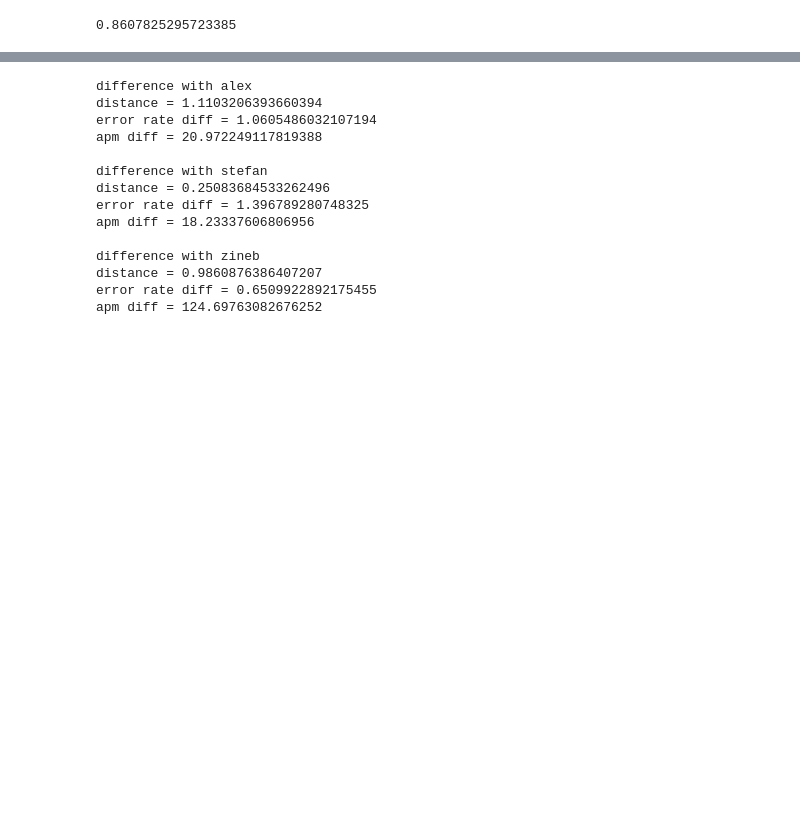
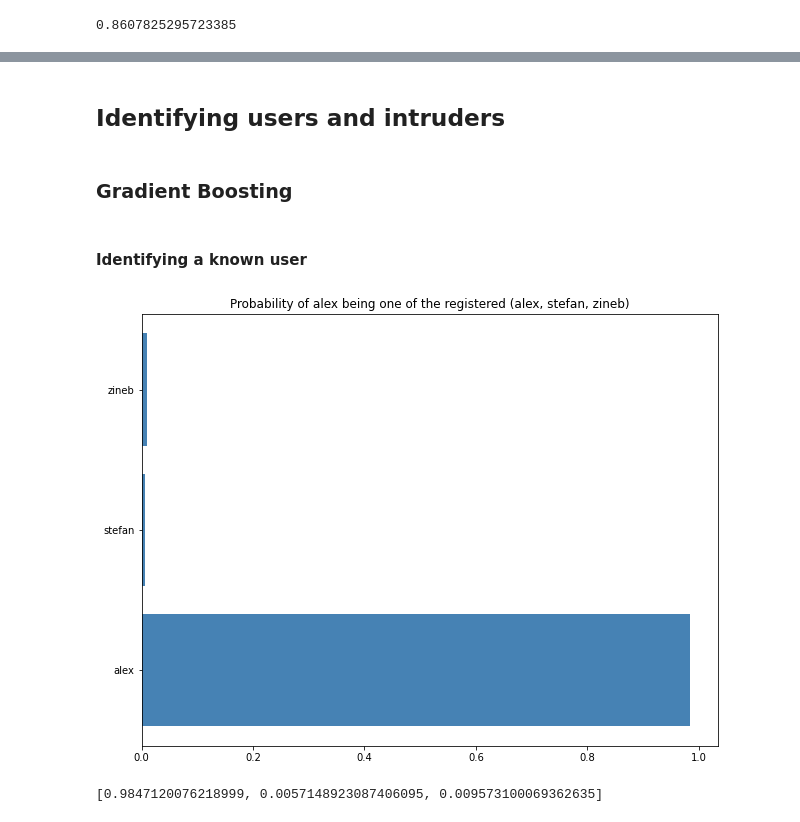
Before and after one commit to abremard/OT2_Data_Mining, a Jupyter notebook: main.ipynb, the cells around one changed output, grey strips where cells are left out. Drawn from its saved outputs; the diff is of its cells as text; code cells hidden in the pictures; blank space fills up the shorter version.

```diff
--- a/main.ipynb
+++ b/main.ipynb
@@ -241,9 +109,7 @@ def preprocess(user=None, group="registered"):
 
     kb_dataset = dataset.copy().reset_index().drop(columns=['index'])
     if group == "registered":
-        kb_dataset.to_csv(f"datasets/key_based/{user}_data.csv", index=False)
-    elif group == "intruder":
-        kb_dataset.to_csv(f"datasets/intruder/{user}_data.csv", index=False)
+        kb_dataset.to_csv(f"datasets/{group}/{user}_data.csv", index=False)
 
     return kb_dataset
 # %%
@@ -733,28 +399,37 @@ apms {'alex': 16.233540838419785, 'stefan': 16.735480076724738, 'zineb': 19.4293
-# %%
-from scipy.spatial import distance
-
-# Statistics
-dataframe = pd.read_csv('datasets/intruder/zihao_data.csv')
-
-for user in registered_users:
-    dist, apm_diff, error_rate_diff, user = compute_distance(pd.read_csv(f'datasets/key_based/{user}_data.csv'), dataframe)
-    print(f"difference with {user}")
-    print(f"distance = {dist}")
-    print(f"error rate diff = {error_rate_diff}")
-    print(f"apm diff = {apm_diff}")
-    print()
-# %% [output]
-difference with alex
-distance = 1.1103206393660394
-error rate diff = 1.0605486032107194
-apm diff = 20.972249117819388
-
-difference with stefan
-distance = 0.25083684533262496
-error rate diff = 1.396789280748325
-apm diff = 18.23337606806956
-
-difference with zineb
-distance = 0.9860876386407207
-error rate diff = 0.6509922892175455
-apm diff = 124.69763082676252
+# %% [markdown]
+## Identifying users and intruders
+# %% [markdown]
+### Gradient Boosting
+# %%
+def plotIdentificationGB(gb_result, user):
+    fig = plt.figure(figsize=(8, 6))
+    ax = fig.add_axes([0,0,1,1])
+    ax.barh(registered_users, gb_result, color='steelblue')
+    ax.set_title(f'Probability of {user} being one of the registered (alex, stefan, zineb)')
+    plt.show()
+# %%
+def identifyUserGB(dataframe_user, user, plot=True):
+    loaded_gb = pickle.load(open('models/gbpickle_file', 'rb'))
+    loaded_scaler = pickle.load(open('models/scalerpickle_file', 'rb'))
+    # Load file
+    X = dataframe_user[dataframe_user.columns.difference(
+        ['user', 'pressed', 'released', 'key'])]
+    probas = [0, 0, 0]
+    predictions = loaded_gb.predict_proba(loaded_scaler.transform(X))
+    for prediction in predictions:
+        for i in range(3):
+            probas[i] += prediction[i]
+    result = [x / len(X) for x in probas]
+    if plot == True:
+        plotIdentificationGB(result, user)
+    return result
+# %% [markdown]
+#### Identifying a known user
+# %%
+user = 'alex'
+group = 'registered'
+dataframe_reg, stats_reg = loadData(group=group, user=user)
+identifyUserGB(dataframe_reg, user=user)
+# %% [output]
+[figure, added]
+[0.9847120076218999, 0.0057148923087406095, 0.009573100069362635]
```
Also changed, not shown: parts of 82 cells of this notebook, 15 other files.
